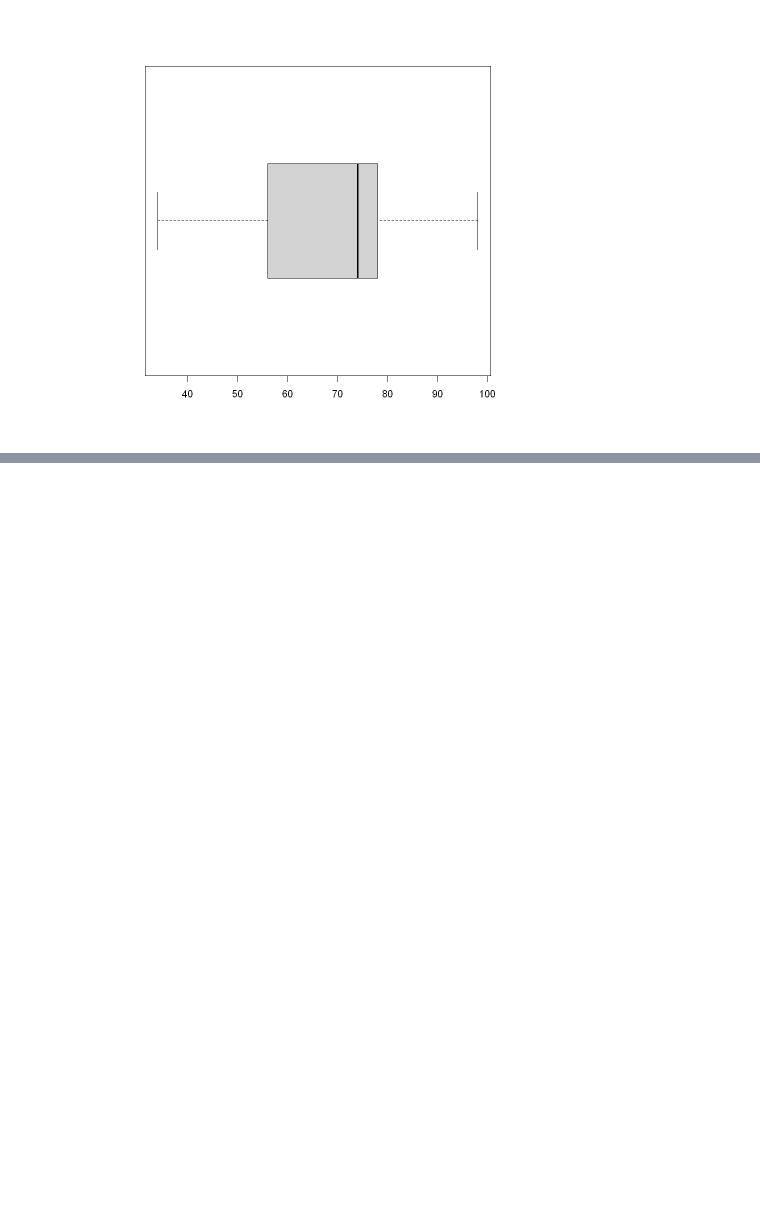
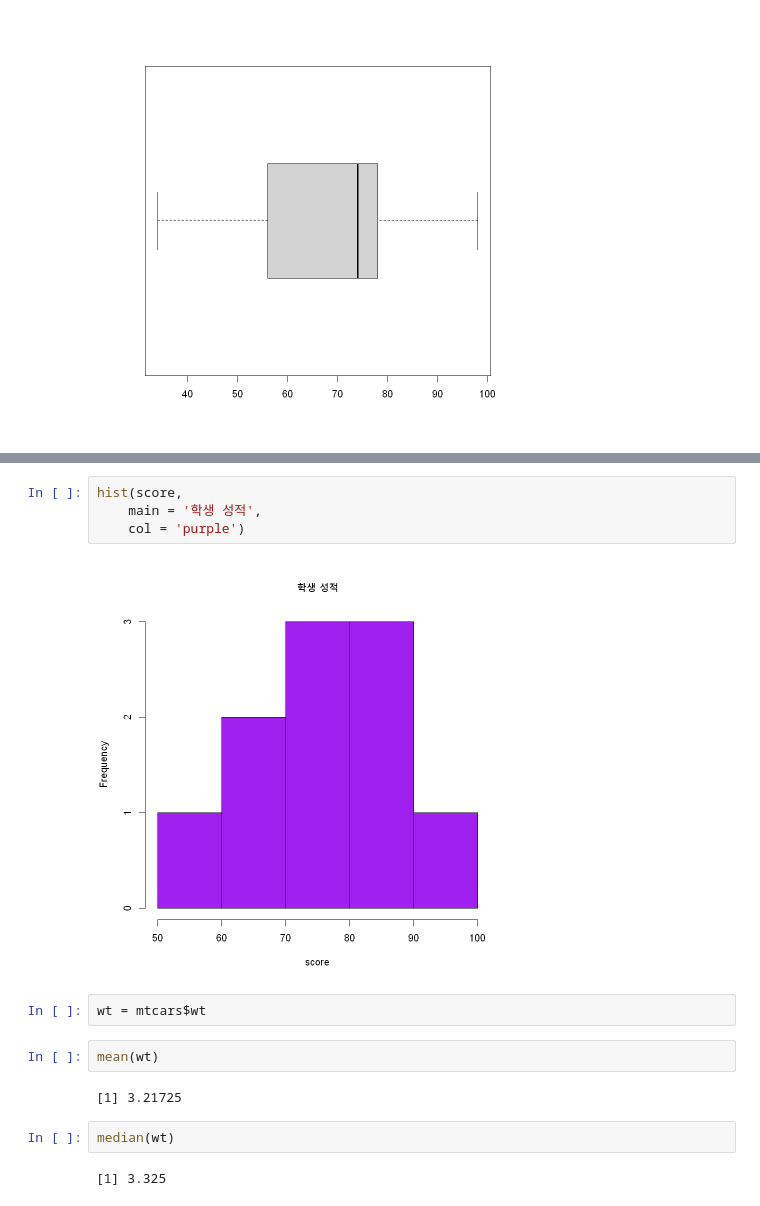
Before and after one commit to layla-focalors/r_learning_mx, a Jupyter notebook: ipcian/Layla.ipynb, the cells around one changed output, grey strips where cells are left out. Drawn from its saved outputs; the diff is of its cells as text; blank space fills up the shorter version.

```diff
--- a/ipcian/Layla.ipynb
+++ b/ipcian/Layla.ipynb
@@ -1137,0 +1219,16 @@ boxplot(x, horizontal = T)
+# %%
+hist(score,
+    main = '학생 성적',
+    col = 'purple')
+# %% [output]
+[figure, added]
+# %%
+wt = mtcars$wt
+# %%
+mean(wt)
+# %% [output]
+[1] 3.21725
+# %%
+median(wt)
+# %% [output]
+[1] 3.325
```
Also changed, not shown: parts of 41 cells of this notebook.
